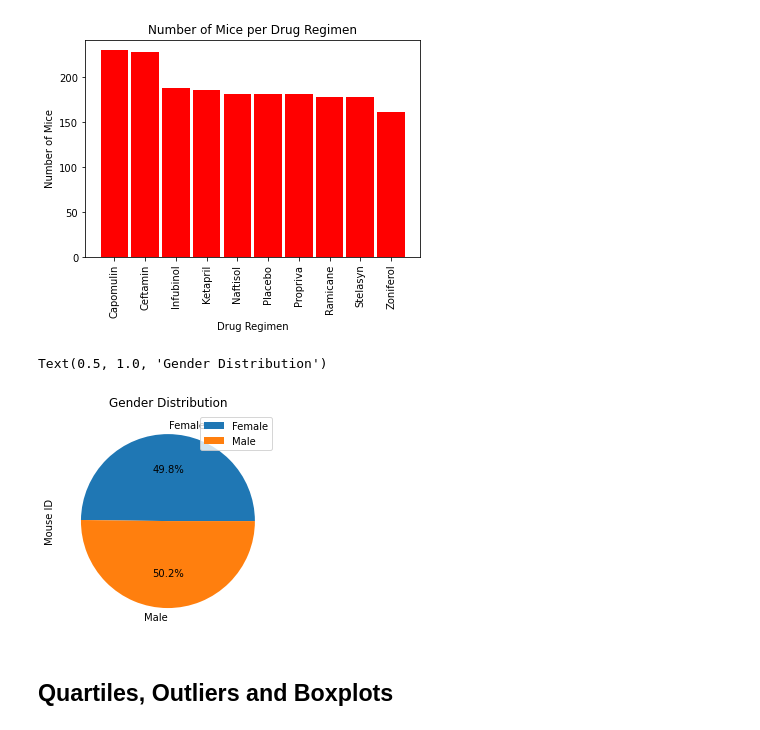
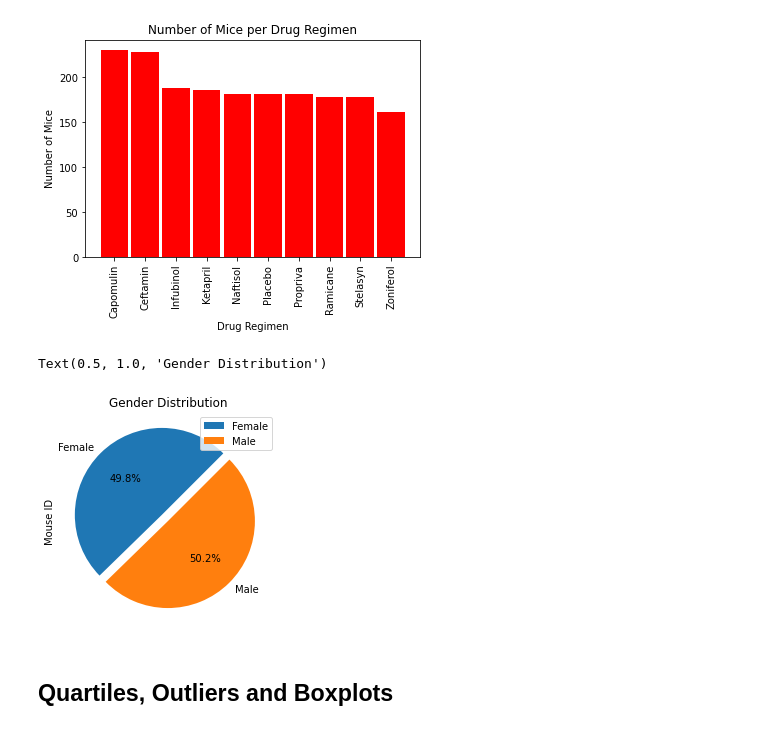
Before and after one commit to tatianafrattale/matplotlib-challenge, a Jupyter notebook: pymaceuticals_starter.ipynb, the cells around one changed output. Cells and saved outputs as stored; diff of their text form; code cells hidden in the pictures.

Commit message:
pandas pie chart formatting

```diff
--- a/pymaceuticals_starter.ipynb
+++ b/pymaceuticals_starter.ipynb
@@ -168,11 +168,11 @@ Text(0.5, 1.0, 'Number of Mice per Drug Regimen')
 # %%
 # Generate a pie plot showing the distribution of female versus male mice using pandas
 gender_data = clean_mouse.groupby(["Sex"]).count()
-gender_data.plot(kind="pie", y= "Mouse ID", autopct='%1.1f%%')
+gender_data.plot(kind="pie", y= "Mouse ID", autopct='%1.1f%%', explode = (0.1, 0), startangle= 45)
 plt.title("Gender Distribution")
 # %% [output]
 Text(0.5, 1.0, 'Gender Distribution')
-[figure, old version]
+[figure, new version]
 # %%
 # Generate a pie plot showing the distribution of female versus male mice using pyplot
 # %% [markdown]
```
